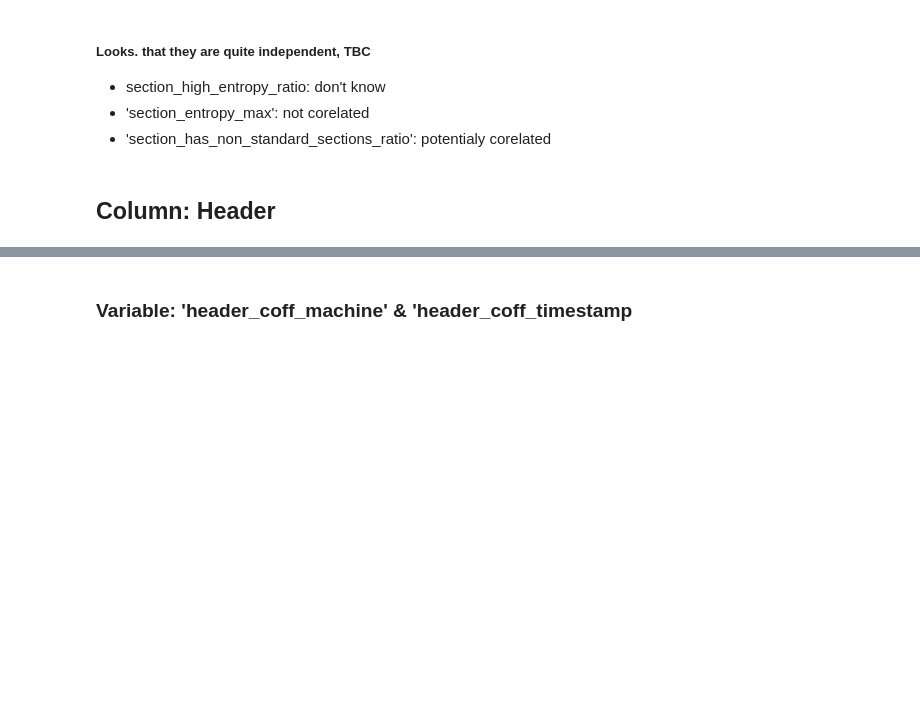
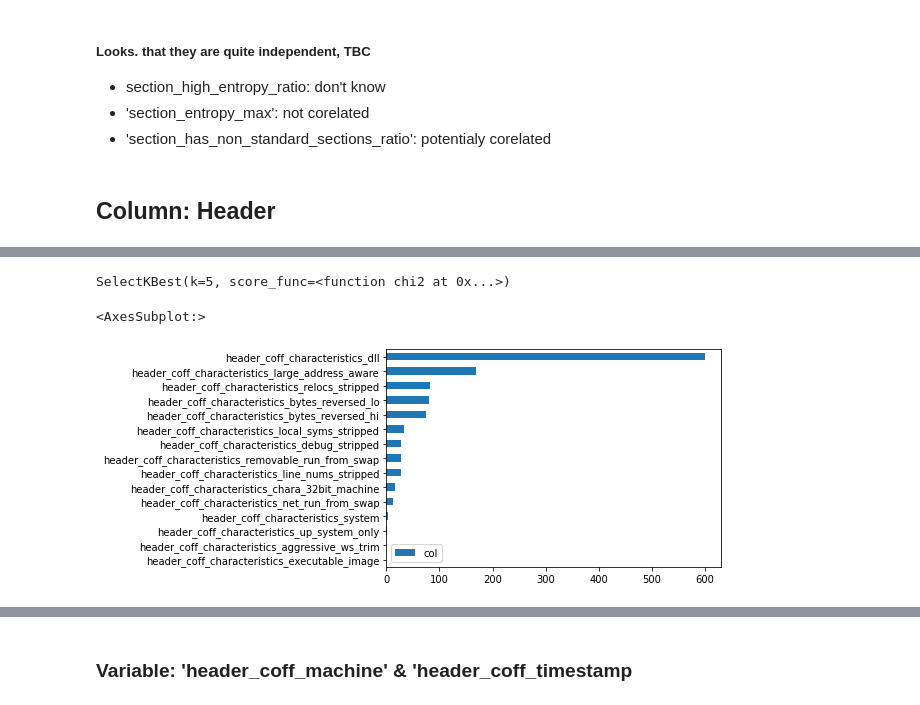
Before and after one commit to patrycjapiechowicz/cybersec, a Jupyter notebook: notebooks/Feature Selection - header, sections.ipynb, the cells around one changed output, grey strips where cells are left out. Drawn from its saved outputs; the diff is of its cells as text; code cells hidden in the pictures; blank space fills up the shorter version.

```diff
--- a/notebooks/Feature Selection - header, sections.ipynb
+++ b/notebooks/Feature Selection - header, sections.ipynb
@@ -542,0 +647,5 @@ encode = ['header_coff_machine','header_optional_subsystem','header_optional_mag
+# %%
+chi_selector2 = SelectKBest(chi2, k=5)
+chi_selector2.fit(coff, df_r.label)
+# %% [output]
+SelectKBest(k=5, score_func=<function chi2 at 0x...>)
@@ -542,0 +654,12 @@ encode = ['header_coff_machine','header_optional_subsystem','header_optional_mag
+# %%
+# labels = props_all.iloc[:,chi_support].columns
+labels = coff.columns
+# %%
+values = chi_selector2.scores_
+# %%
+scores = pd.DataFrame(values, index=labels, columns = ['col'])
+# %%
+scores.sort_values('col',ascending = True).plot(kind='barh')
+# %% [output]
+<AxesSubplot:>
+[figure, added]
```
Also changed, not shown: parts of 49 cells of this notebook.
